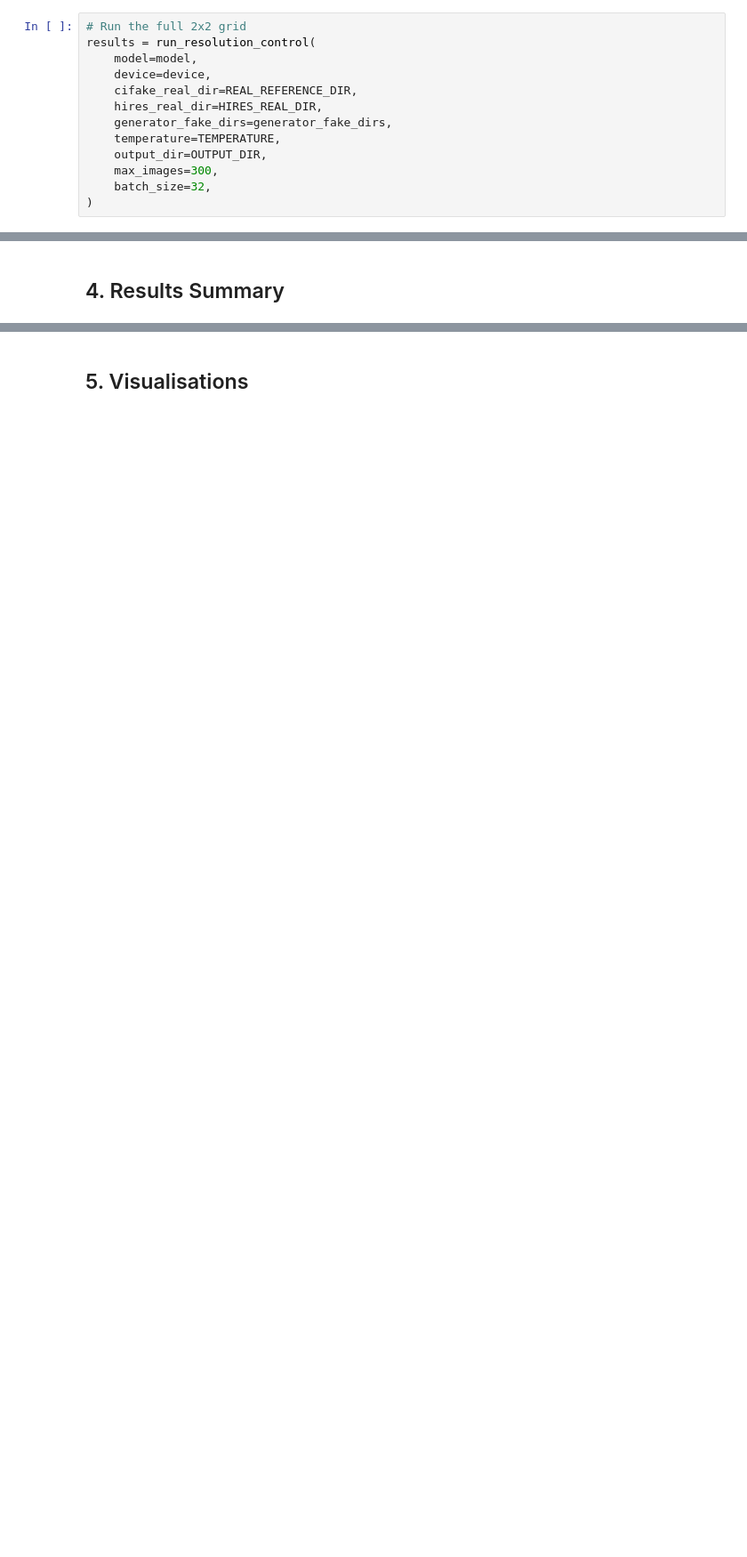
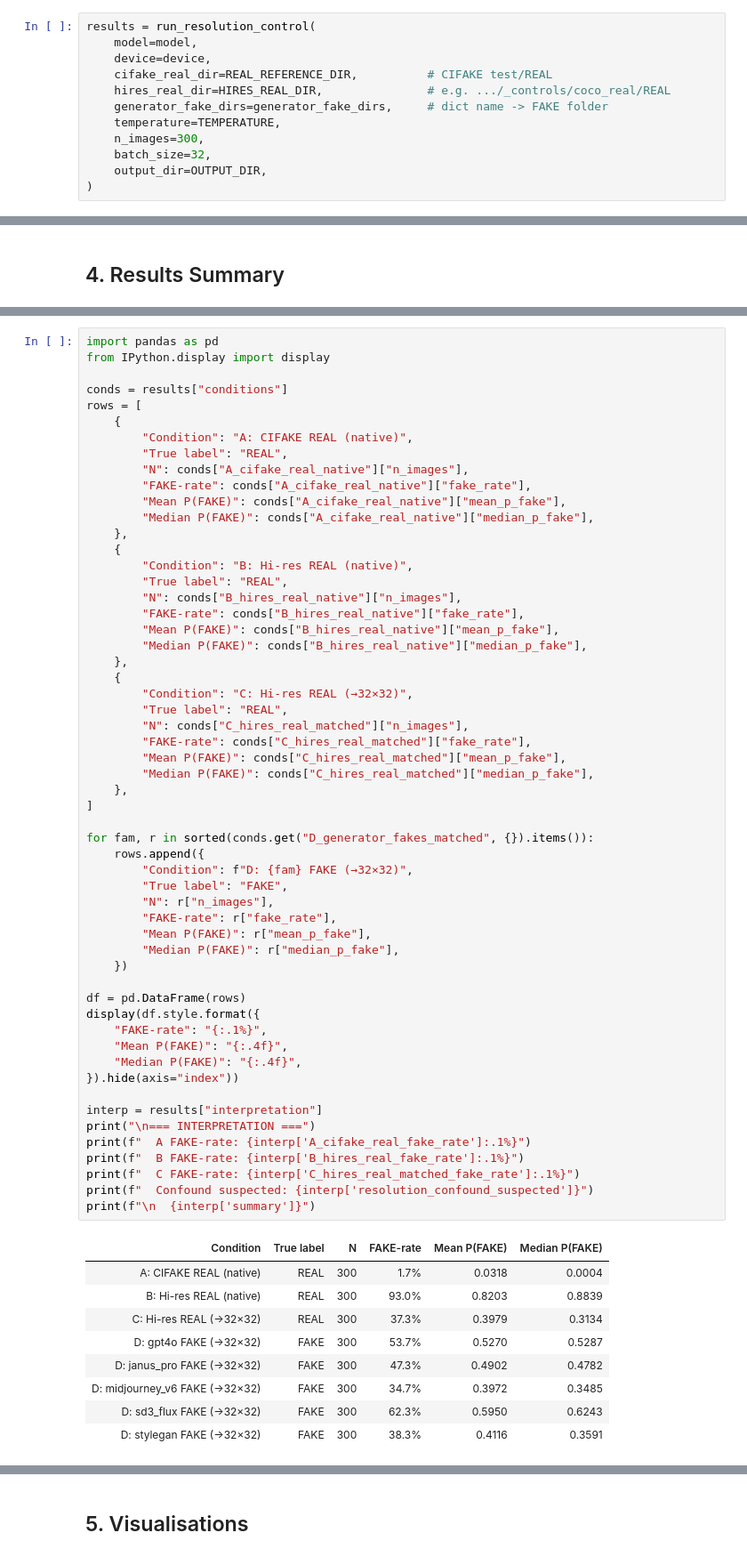
Before and after one commit to krishi-shah/ai-image-detection, a Jupyter notebook: notebooks/07_resolution_control.ipynb, the cells around one changed output, grey strips where cells are left out. Shown at 89% size. Cells and saved outputs as stored; diff of their text form; blank space fills up the shorter version.

Commit message:
Save executed notebook 07 with resolution-control outputs.

```diff
--- a/notebooks/07_resolution_control.ipynb
+++ b/notebooks/07_resolution_control.ipynb
@@ -467,13 +635,12 @@ print(f"High-res real control: {HIRES_REAL_DIR}")
 # %%
-# Run the full 2x2 grid
 results = run_resolution_control(
     model=model,
     device=device,
-    cifake_real_dir=REAL_REFERENCE_DIR,
-    hires_real_dir=HIRES_REAL_DIR,
-    generator_fake_dirs=generator_fake_dirs,
+    cifake_real_dir=REAL_REFERENCE_DIR,          # CIFAKE test/REAL
+    hires_real_dir=HIRES_REAL_DIR,               # e.g. .../_controls/coco_real/REAL
+    generator_fake_dirs=generator_fake_dirs,     # dict name -> FAKE folder
     temperature=TEMPERATURE,
+    n_images=300,
+    batch_size=32,
     output_dir=OUTPUT_DIR,
-    max_images=300,
-    batch_size=32,
 )
@@ -499,0 +664,66 @@ display(df_summary.style.set_caption('Resolution Control Results'))
+# %%
+import pandas as pd
+from IPython.display import display
+
+conds = results["conditions"]
+rows = [
+    {
+        "Condition": "A: CIFAKE REAL (native)",
+        "True label": "REAL",
+        "N": conds["A_cifake_real_native"]["n_images"],
+        "FAKE-rate": conds["A_cifake_real_native"]["fake_rate"],
+        "Mean P(FAKE)": conds["A_cifake_real_native"]["mean_p_fake"],
+        "Median P(FAKE)": conds["A_cifake_real_native"]["median_p_fake"],
+    },
+    {
+        "Condition": "B: Hi-res REAL (native)",
+        "True label": "REAL",
+        "N": conds["B_hires_real_native"]["n_images"],
+        "FAKE-rate": conds["B_hires_real_native"]["fake_rate"],
+        "Mean P(FAKE)": conds["B_hires_real_native"]["mean_p_fake"],
+        "Median P(FAKE)": conds["B_hires_real_native"]["median_p_fake"],
+    },
+    {
+        "Condition": "C: Hi-res REAL (→32×32)",
+        "True label": "REAL",
+        "N": conds["C_hires_real_matched"]["n_images"],
+        "FAKE-rate": conds["C_hires_real_matched"]["fake_rate"],
+        "Mean P(FAKE)": conds["C_hires_real_matched"]["mean_p_fake"],
+        "Median P(FAKE)": conds["C_hires_real_matched"]["median_p_fake"],
+    },
+]
+
+for fam, r in sorted(conds.get("D_generator_fakes_matched", {}).items()):
+    rows.append({
+        "Condition": f"D: {fam} FAKE (→32×32)",
+        "True label": "FAKE",
+        "N": r["n_images"],
+        "FAKE-rate": r["fake_rate"],
+        "Mean P(FAKE)": r["mean_p_fake"],
+        "Median P(FAKE)": r["median_p_fake"],
+    })
+
+df = pd.DataFrame(rows)
+display(df.style.format({
+    "FAKE-rate": "{:.1%}",
+    "Mean P(FAKE)": "{:.4f}",
+    "Median P(FAKE)": "{:.4f}",
+}).hide(axis="index"))
+
+interp = results["interpretation"]
+print("\n=== INTERPRETATION ===")
+print(f"  A FAKE-rate: {interp['A_cifake_real_fake_rate']:.1%}")
+print(f"  B FAKE-rate: {interp['B_hires_real_fake_rate']:.1%}")
+print(f"  C FAKE-rate: {interp['C_hires_real_matched_fake_rate']:.1%}")
+print(f"  Confound suspected: {interp['resolution_confound_suspected']}")
+print(f"\n  {interp['summary']}")
+# %% [output]
+| Condition | True label | N | FAKE-rate | Mean P(FAKE) | Median P(FAKE) |
+| A: CIFAKE REAL (native) | REAL | 300 | 1.7% | 0.0318 | 0.0004 |
+| B: Hi-res REAL (native) | REAL | 300 | 93.0% | 0.8203 | 0.8839 |
+| C: Hi-res REAL (→32×32) | REAL | 300 | 37.3% | 0.3979 | 0.3134 |
+| D: gpt4o FAKE (→32×32) | FAKE | 300 | 53.7% | 0.5270 | 0.5287 |
+| D: janus_pro FAKE (→32×32) | FAKE | 300 | 47.3% | 0.4902 | 0.4782 |
+| D: midjourney_v6 FAKE (→32×32) | FAKE | 300 | 34.7% | 0.3972 | 0.3485 |
+| D: sd3_flux FAKE (→32×32) | FAKE | 300 | 62.3% | 0.5950 | 0.6243 |
+| D: stylegan FAKE (→32×32) | FAKE | 300 | 38.3% | 0.4116 | 0.3591 |
```
Also changed, not shown: parts of 21 cells of this notebook.
